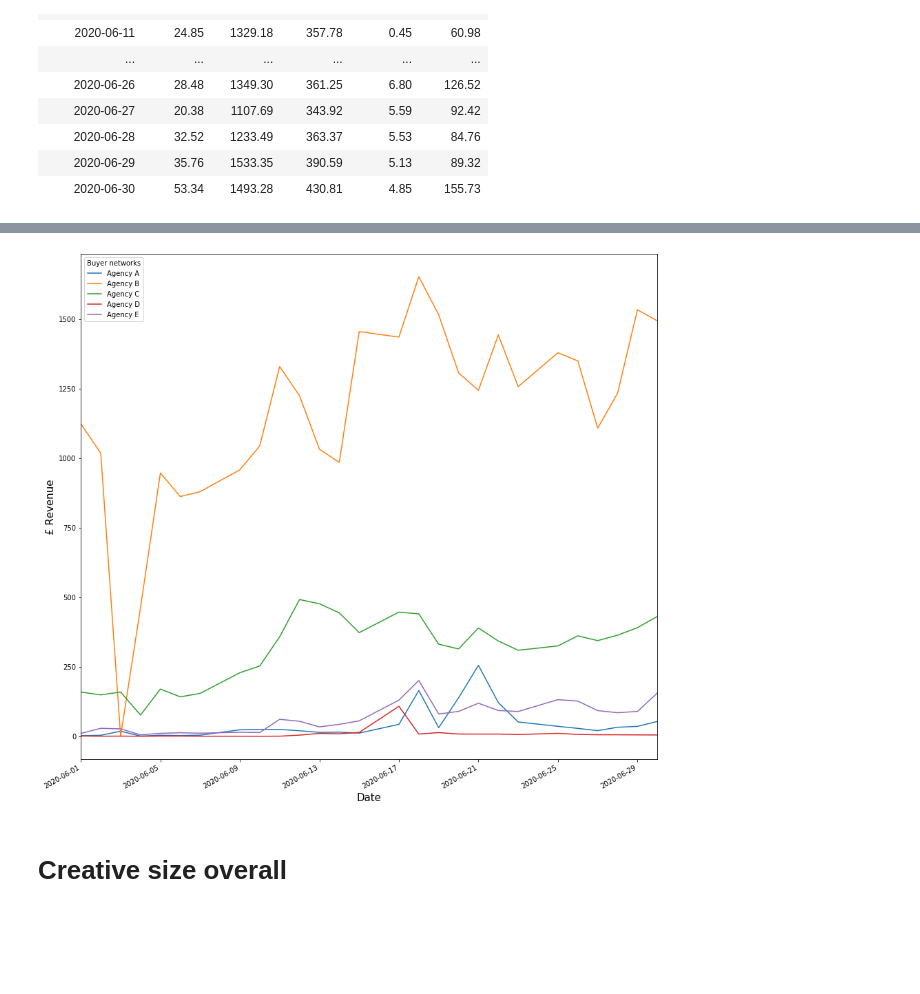
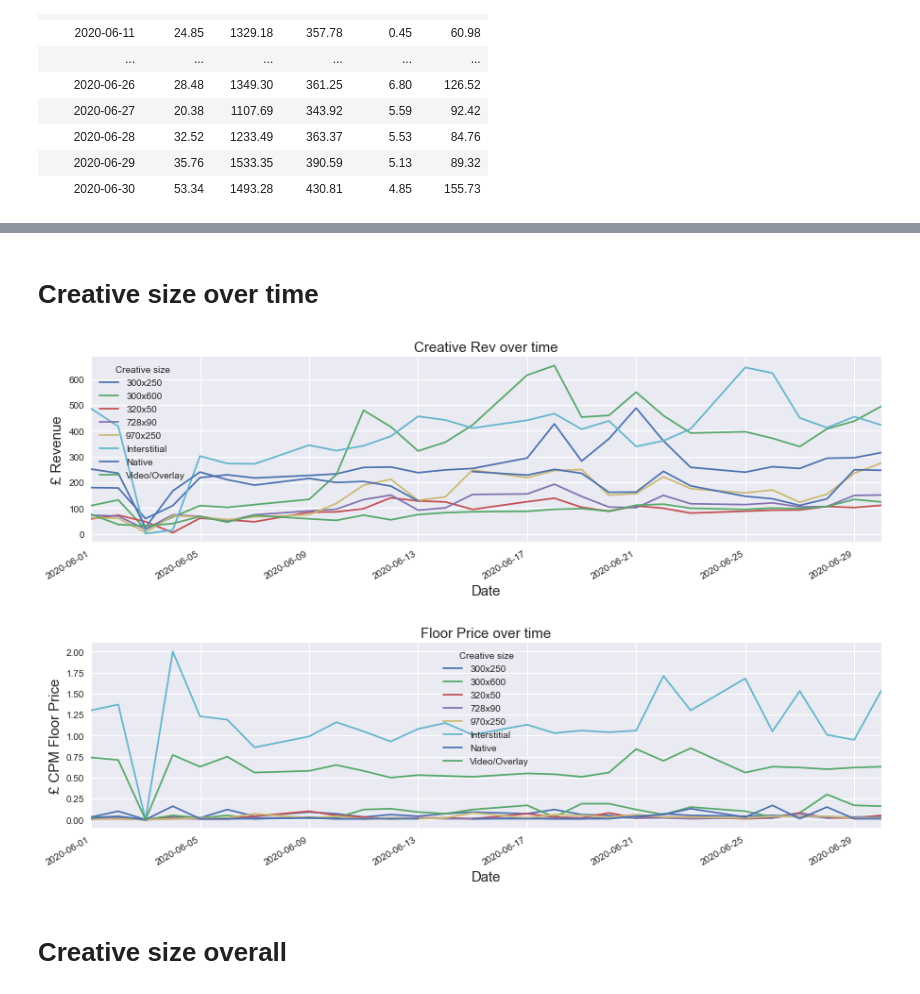
Before and after one commit to matteomm/publisher_analysis_programmatic, a Jupyter notebook: eda.ipynb, the cells around one changed output, grey strips where cells are left out. Cells and saved outputs as stored; diff of their text form; code cells hidden in the pictures; blank space fills up the shorter version.

```diff
--- a/eda.ipynb
+++ b/eda.ipynb
@@ -95,0 +218,9 @@ pivot_agency
+# %%
+    zao = df.groupby(['Buyer networks', "Device categories"]).size().unstack().plot(kind='barh', stacked=True, figsize=(50,30))
+
+    plt.legend(fontsize = 30)
+    plt.xticks(fontsize = 50)
+    plt.yticks(fontsize = 50)
+
+
+    plt.style.use('seaborn')
@@ -96,6 +242,13 @@ pivot_agency
+# %% [markdown]
+# Creative size over time
+# %%
+# Prepare traffic data for variation by hour of the day (total)
+pivot_creative_sum = pd.pivot_table(df, values='Revenue', columns='Creative size', index = 'Days',
+                             aggfunc=sum)
 # %%
-ax = pivothour_agency.plot(figsize=(15,15))
+ax = pivot_creative_sum.plot(figsize=(15,4))
+plt.title('Creative Rev over time', fontsize=15)
 ylab = ax.set_ylabel('£ Revenue',fontsize=15)
 xlab = ax.set_xlabel('Date',fontsize=15)
 # %% [output]
-[figure, old version]
+[figure, new version]
@@ -102,3 +258,10 @@ xlab = ax.set_xlabel('Date',fontsize=15)
+# %%
+ax = pivot_creative_min.plot(figsize=(15,4))
+plt.title('Floor Price over time',fontsize=15)
+ylab = ax.set_ylabel('£ CPM Floor Price',fontsize=15)
+xlab = ax.set_xlabel('Date',fontsize=15)
+# %% [output]
+[figure, added]
 # %% [markdown]
 # Creative size overall
 # %%
```
Also changed, not shown: parts of 58 cells of this notebook.
